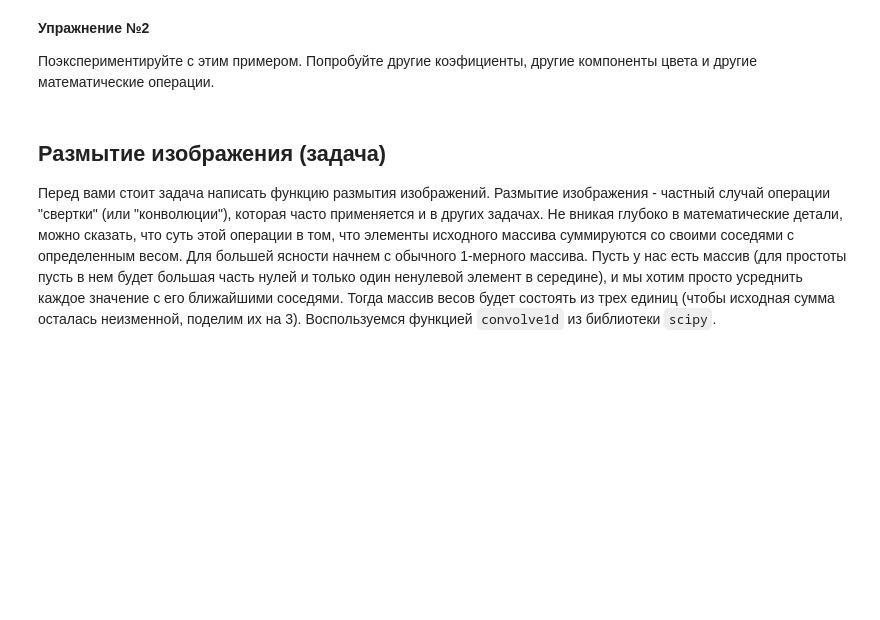
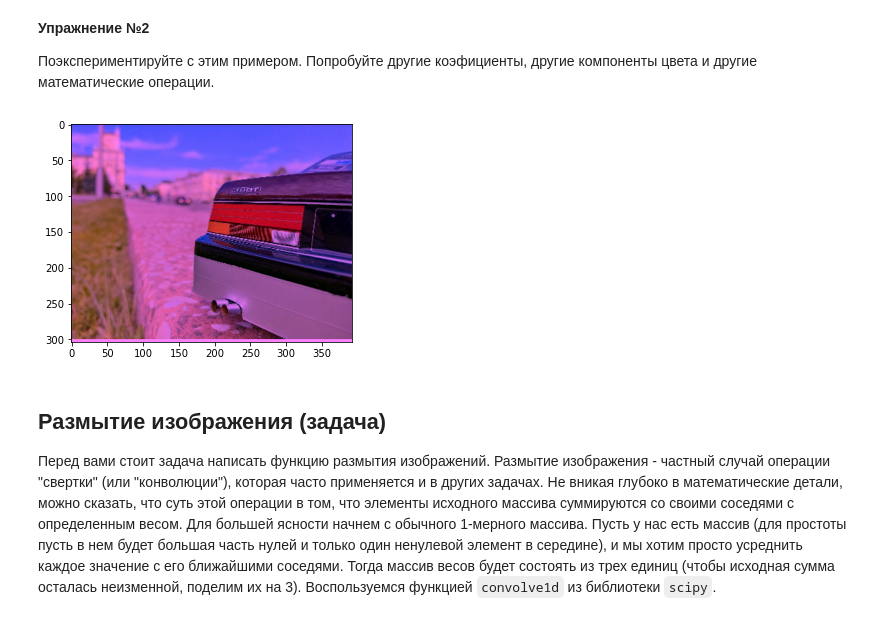
Before and after one commit to furs-aka-beast/mipt_inf, a Jupyter notebook: lab5.ipynb, the cells around one changed output. Saved outputs shown, nothing was run; the diff lists cells and outputs as text; code cells hidden in the pictures; blank space fills up the shorter version.

```diff
--- a/lab5.ipynb
+++ b/lab5.ipynb
@@ -34,7 +34,7 @@ plt.show()
 Воспользовавшись библиотекой pillow можно загрузить в массив растровое изображение.
 # %%
 from PIL import Image
-img = Image.open('flowers.jpg')
+img = Image.open('pic.jpg')
 img_arr = np.array(img)
 # %%
 img_arr.shape
@@ -102,6 +120,14 @@ a[a % 2 == 0]
 **Упражнение №2**
 
 Поэкспериментируйте с этим примером. Попробуйте другие коэфициенты, другие компоненты цвета и другие математические операции.
+# %%
+modified2 = img_arr.astype('float')
+modified2[:, :, 1] *= 0.5
+modified2 = modified2.astype('uint8')
+plt.imshow(modified2)
+plt.show()
+# %% [output]
+[figure, added]
 # %% [markdown]
 ## Размытие изображения (задача)
 Перед вами стоит задача написать функцию размытия изображений. Размытие изображения - частный случай операции "свертки" (или "конволюции"), которая часто применяется и в других задачах. Не вникая глубоко в математические детали, можно сказать, что суть этой операции в том, что элементы исходного массива суммируются со своими соседями с определенным весом. Для большей ясности начнем с обычного 1-мерного массива. Пусть у нас есть массив (для простоты пусть в нем будет большая часть нулей и только один ненулевой элемент в середине), и мы хотим просто усреднить каждое значение с его ближайшими соседями. Тогда массив весов будет состоять из трех единиц (чтобы исходная сумма осталась неизменной, поделим их на 3). Воспользуемся функцией `convolve1d` из библиотеки `scipy`.
```
Also changed, not shown: parts of 30 cells of this notebook, 5 other files.
